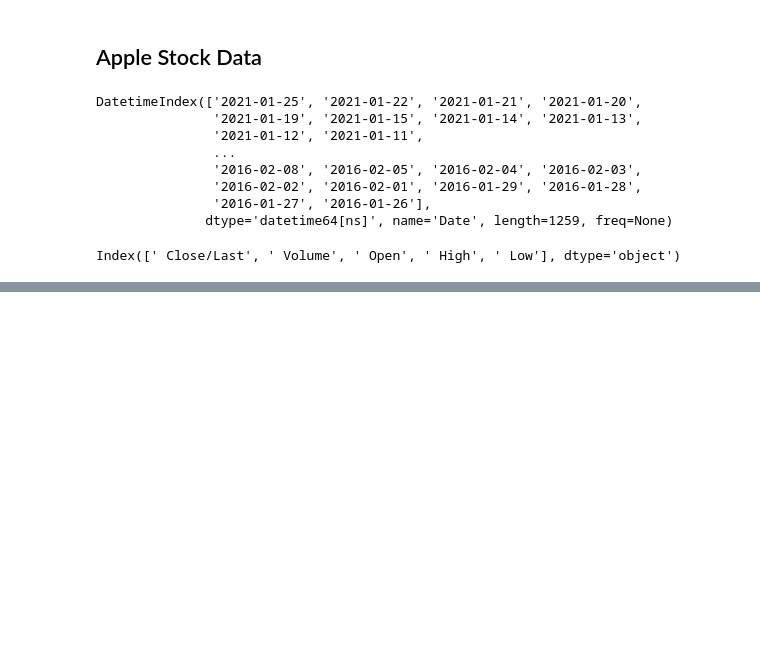
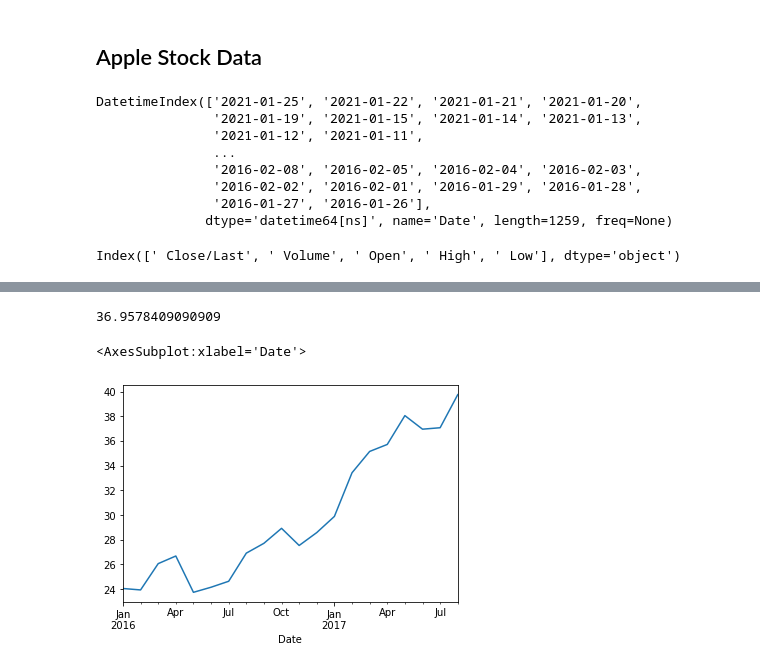
Before and after one commit to tanzim077/Machine_learning_project, a Jupyter notebook: Apple_Stock_Price.ipynb, the cells around one changed output, grey strips where cells are left out. Saved outputs shown, nothing was run; the diff lists cells and outputs as text; code cells hidden in the pictures; blank space fills up the shorter version.

Commit message:
Apple Stock Dataset

```diff
--- a/Apple_Stock_Price.ipynb
+++ b/Apple_Stock_Price.ipynb
@@ -71,3 +180,7 @@ DatetimeIndex(['2021-01-25', '2021-01-22', '2021-01-21', '2021-01-20',
 apple.columns
 # %% [output]
 Index([' Close/Last', ' Volume', ' Open', ' High', ' Low'], dtype='object')
+# %%
+# Change Column Name
+apple.rename(columns={" Close/Last":"Close", " Volume" : "Volume", " Open" : "Open",
+                      " High" : "High", " Low" : "Low"}, inplace=True)
@@ -89,0 +208,5 @@ Name:  Open, Length: 1259, dtype: object
+# %%
+apple["Close"] = apple["Close"].str.replace('$', '')
+apple["Open"] = apple["Open"].str.replace('$', '')
+apple["High"] = apple["High"].str.replace('$', '')
+apple["Low"] = apple["Low"].str.replace('$', '')
@@ -89,0 +230,5 @@ Name:  Open, Length: 1259, dtype: object
+# %%
+apple["Close"] = apple["Close"].astype(float)
+apple["Open"] = apple["Open"].astype(float)
+apple["High"] = apple["High"].astype(float)
+apple["Low"] = apple["Low"].astype(float)
@@ -89,0 +270,9 @@ Name:  Open, Length: 1259, dtype: object
+# %%
+apple.loc['2017-06'].Close.mean()
+# %% [output]
+36.9578409090909
+# %%
+apple['Close'].resample('M').mean().head(20).plot()
+# %% [output]
+<AxesSubplot:xlabel='Date'>
+[figure, added]
```
Also changed, not shown: parts of 20 cells of this notebook.
